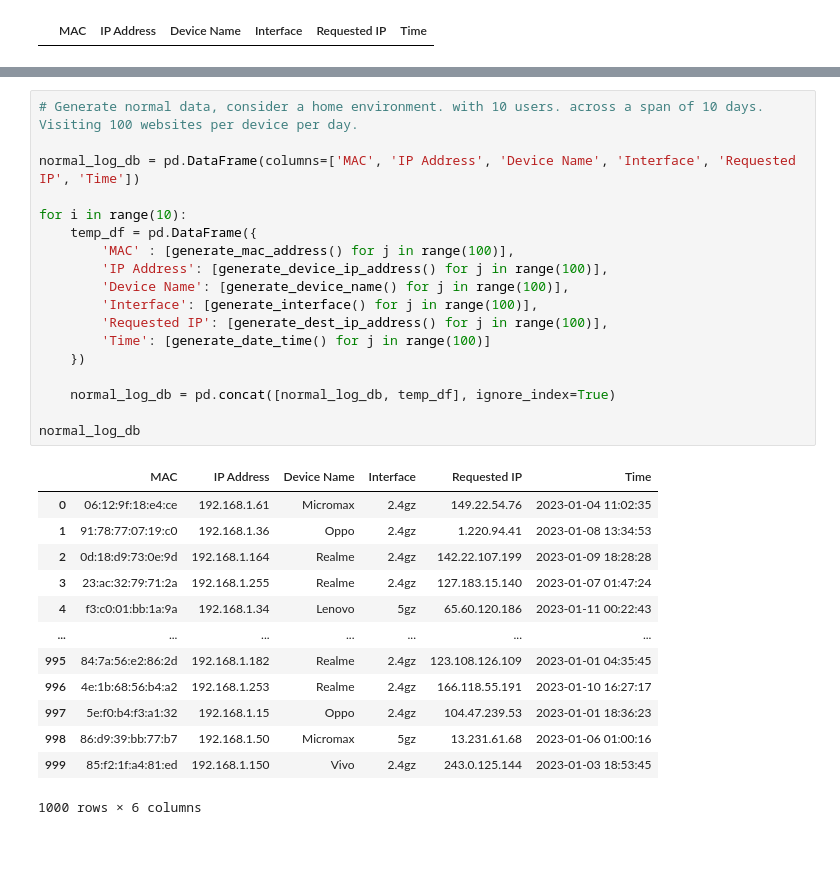
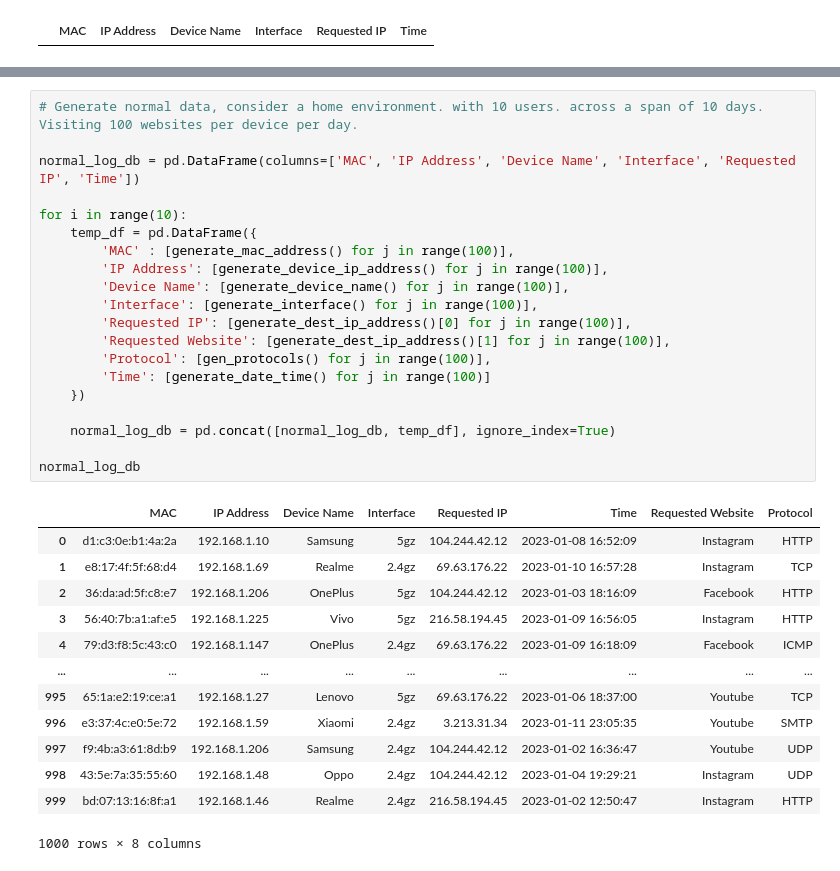
Before and after one commit to School-Related/Third-Year, a Jupyter notebook: First Semester/Digital Forensics and Investigation/Lab/Assignment 2/router_log_analysis.ipynb, the cells around one changed output, grey strips where cells are left out. Drawn from its saved outputs; the diff is of its cells as text.

```diff
--- a/First Semester/Digital Forensics and Investigation/Lab/Assignment 2/router_log_analysis.ipynb
+++ b/First Semester/Digital Forensics and Investigation/Lab/Assignment 2/router_log_analysis.ipynb
@@ -75,35 +121,37 @@ def generate_date_time():
 # %%
 # Generate normal data, consider a home environment. with 10 users. across a span of 10 days. Visiting 100 websites per device per day.
 
 normal_log_db = pd.DataFrame(columns=['MAC', 'IP Address', 'Device Name', 'Interface', 'Requested IP', 'Time'])
 
 for i in range(10):
     temp_df = pd.DataFrame({
         'MAC' : [generate_mac_address() for j in range(100)],
         'IP Address': [generate_device_ip_address() for j in range(100)],
         'Device Name': [generate_device_name() for j in range(100)],
         'Interface': [generate_interface() for j in range(100)],
-        'Requested IP': [generate_dest_ip_address() for j in range(100)],
+        'Requested IP': [generate_dest_ip_address()[0] for j in range(100)],
+        'Requested Website': [generate_dest_ip_address()[1] for j in range(100)],
+        'Protocol': [gen_protocols() for j in range(100)],
         'Time': [generate_date_time() for j in range(100)]
     })
 
     normal_log_db = pd.concat([normal_log_db, temp_df], ignore_index=True)
 
 normal_log_db
 # %% [output]
-|  | MAC | IP Address | Device Name | Interface | Requested IP | Time |
-| 0 | 06:12:9f:18:e4:ce | 192.168.1.61 | Micromax | 2.4gz | 149.22.54.76 | 2023-01-04 11:02:35 |
-| 1 | 91:78:77:07:19:c0 | 192.168.1.36 | Oppo | 2.4gz | 1.220.94.41 | 2023-01-08 13:34:53 |
-| 2 | 0d:18:d9:73:0e:9d | 192.168.1.164 | Realme | 2.4gz | 142.22.107.199 | 2023-01-09 18:28:28 |
-| 3 | 23:ac:32:79:71:2a | 192.168.1.255 | Realme | 2.4gz | 127.183.15.140 | 2023-01-07 01:47:24 |
-| 4 | f3:c0:01:bb:1a:9a | 192.168.1.34 | Lenovo | 5gz | 65.60.120.186 | 2023-01-11 00:22:43 |
-| ... | ... | ... | ... | ... | ... | ... |
-| 995 | 84:7a:56:e2:86:2d | 192.168.1.182 | Realme | 2.4gz | 123.108.126.109 | 2023-01-01 04:35:45 |
-| 996 | 4e:1b:68:56:b4:a2 | 192.168.1.253 | Realme | 2.4gz | 166.118.55.191 | 2023-01-10 16:27:17 |
-| 997 | 5e:f0:b4:f3:a1:32 | 192.168.1.15 | Oppo | 2.4gz | 104.47.239.53 | 2023-01-01 18:36:23 |
-| 998 | 86:d9:39:bb:77:b7 | 192.168.1.50 | Micromax | 5gz | 13.231.61.68 | 2023-01-06 01:00:16 |
-| 999 | 85:f2:1f:a4:81:ed | 192.168.1.150 | Vivo | 2.4gz | 243.0.125.144 | 2023-01-03 18:53:45 |
+|  | MAC | IP Address | Device Name | Interface | Requested IP | Time | Requested Website | Protocol |
+| 0 | d1:c3:0e:b1:4a:2a | 192.168.1.10 | Samsung | 5gz | 104.244.42.12 | 2023-01-08 16:52:09 | Instagram | HTTP |
+| 1 | e8:17:4f:5f:68:d4 | 192.168.1.69 | Realme | 2.4gz | 69.63.176.22 | 2023-01-10 16:57:28 | Instagram | TCP |
+| 2 | 36:da:ad:5f:c8:e7 | 192.168.1.206 | OnePlus | 5gz | 104.244.42.12 | 2023-01-03 18:16:09 | Facebook | HTTP |
+| 3 | 56:40:7b:a1:af:e5 | 192.168.1.225 | Vivo | 5gz | 216.58.194.45 | 2023-01-09 16:56:05 | Instagram | HTTP |
+| 4 | 79:d3:f8:5c:43:c0 | 192.168.1.147 | OnePlus | 2.4gz | 69.63.176.22 | 2023-01-09 16:18:09 | Facebook | ICMP |
+| ... | ... | ... | ... | ... | ... | ... | ... | ... |
+| 995 | 65:1a:e2:19:ce:a1 | 192.168.1.27 | Lenovo | 5gz | 69.63.176.22 | 2023-01-06 18:37:00 | Youtube | TCP |
+| 996 | e3:37:4c:e0:5e:72 | 192.168.1.59 | Xiaomi | 2.4gz | 3.213.31.34 | 2023-01-11 23:05:35 | Youtube | SMTP |
+| 997 | f9:4b:a3:61:8d:b9 | 192.168.1.206 | Samsung | 2.4gz | 104.244.42.12 | 2023-01-02 16:36:47 | Youtube | UDP |
+| 998 | 43:5e:7a:35:55:60 | 192.168.1.48 | Oppo | 2.4gz | 104.244.42.12 | 2023-01-04 19:29:21 | Instagram | UDP |
+| 999 | bd:07:13:16:8f:a1 | 192.168.1.46 | Realme | 2.4gz | 216.58.194.45 | 2023-01-02 12:50:47 | Instagram | HTTP |
-1000 rows × 6 columns
+1000 rows × 8 columns
 # %%
 # now sort data by time
 normal_log_db = normal_log_db.sort_values(by=['Time'])
```
Also changed, not shown: parts of 14 cells of this notebook, 1 other file.
